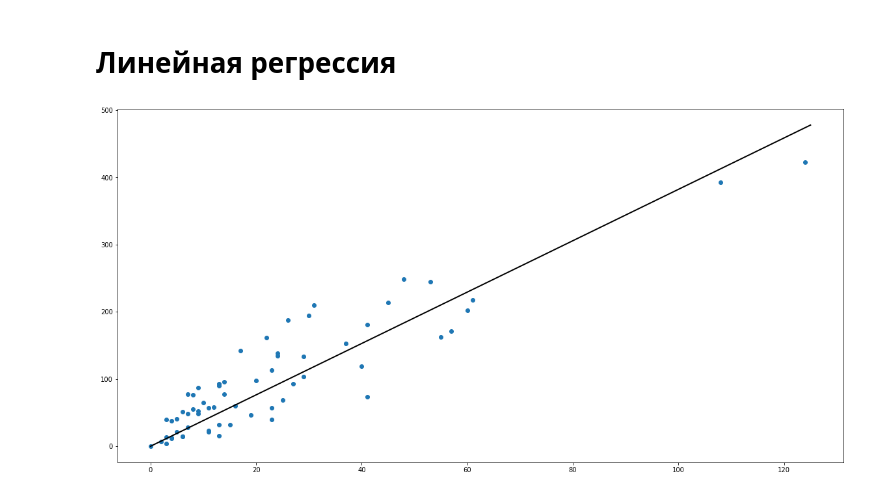
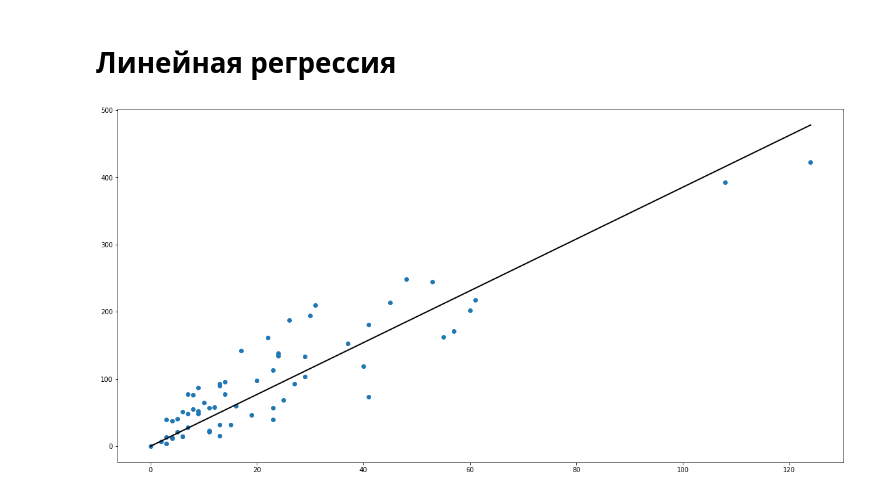
Before and after one commit to IHappyPlant/MLTheory, a Jupyter notebook: LinearRegression.ipynb, the cells around one changed output. Saved outputs shown, nothing was run; the diff lists cells and outputs as text; code cells hidden in the pictures.

```diff
--- a/LinearRegression.ipynb
+++ b/LinearRegression.ipynb
@@ -17,14 +17,14 @@ res = f1 @ data.T @ target
 # %%
 a = 1
 b = res[0]
-x = [0, a*max(data)+1]
-y = [0, b*max(data)+1]
+x = [0, max(data)]
+y = [0, b*max(data)+a]
 
 fig, ax = plt.subplots(figsize=(20, 10))
 
 ax.scatter(data, target)
 ax.plot(x, y, color='black', linewidth=2)
 
 plt.show()
 # %% [output]
-[figure, old version]
+[figure, new version]
```
